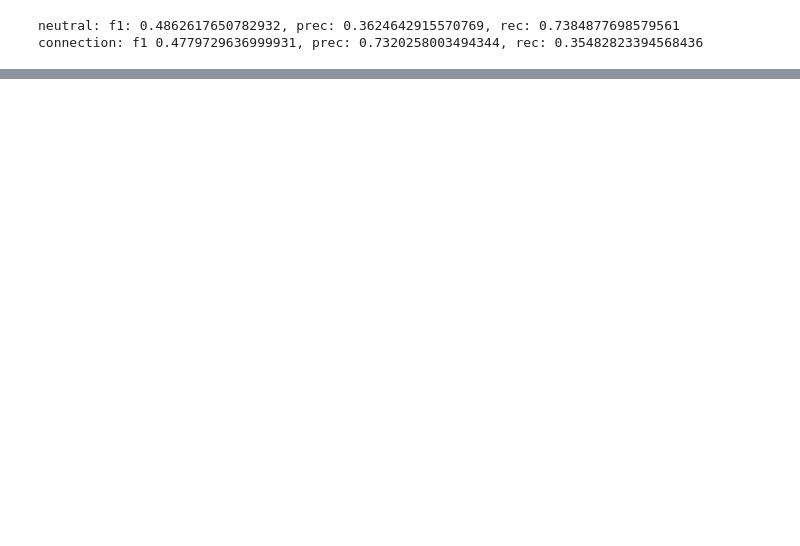
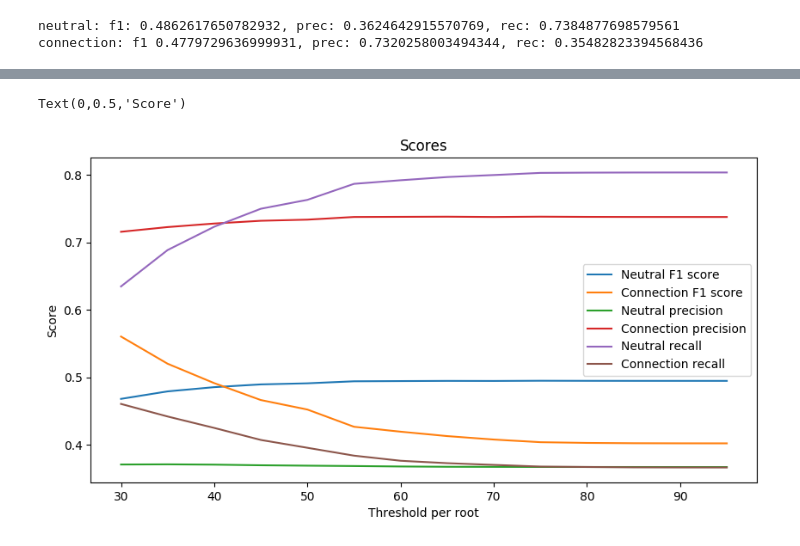
Before and after one commit to recski/semantic_parsing_szte_bme, a Jupyter notebook: nli_baselines/Kinga/baseline.ipynb, the cells around one changed output, grey strips where cells are left out. Saved outputs shown, nothing was run; the diff lists cells and outputs as text; code cells hidden in the pictures; blank space fills up the shorter version.

```diff
--- a/nli_baselines/Kinga/baseline.ipynb
+++ b/nli_baselines/Kinga/baseline.ipynb
@@ -129,0 +133,17 @@ Text(0,0.5,'Score')
+# %%
+threshold = [x for x in range(30, 100, 5)]
+fig = plt.figure(figsize=(10, 5), dpi=100)
+plt.plot(threshold, neutral_f1[0::len(threshold)], label = "Neutral F1 score")
+plt.plot(threshold, connection_f1[0::len(threshold)], label = "Connection F1 score")
+plt.plot(threshold, neutral_prec[0:len(threshold)], label = "Neutral precision")
+plt.plot(threshold, connection_prec[0::len(threshold)], label = "Connection precision")
+plt.plot(threshold, neutral_rec[0::len(threshold)], label = "Neutral recall")
+plt.plot(threshold, connection_rec[0:len(threshold)], label = "Connection recall")
+plt.legend()
+
+plt.title('Scores')
+plt.xlabel('Threshold per root')
+plt.ylabel('Score')
+# %% [output]
+Text(0,0.5,'Score')
+[figure, added]
```
Also changed, not shown: parts of 4 cells of this notebook, 2 other files.
